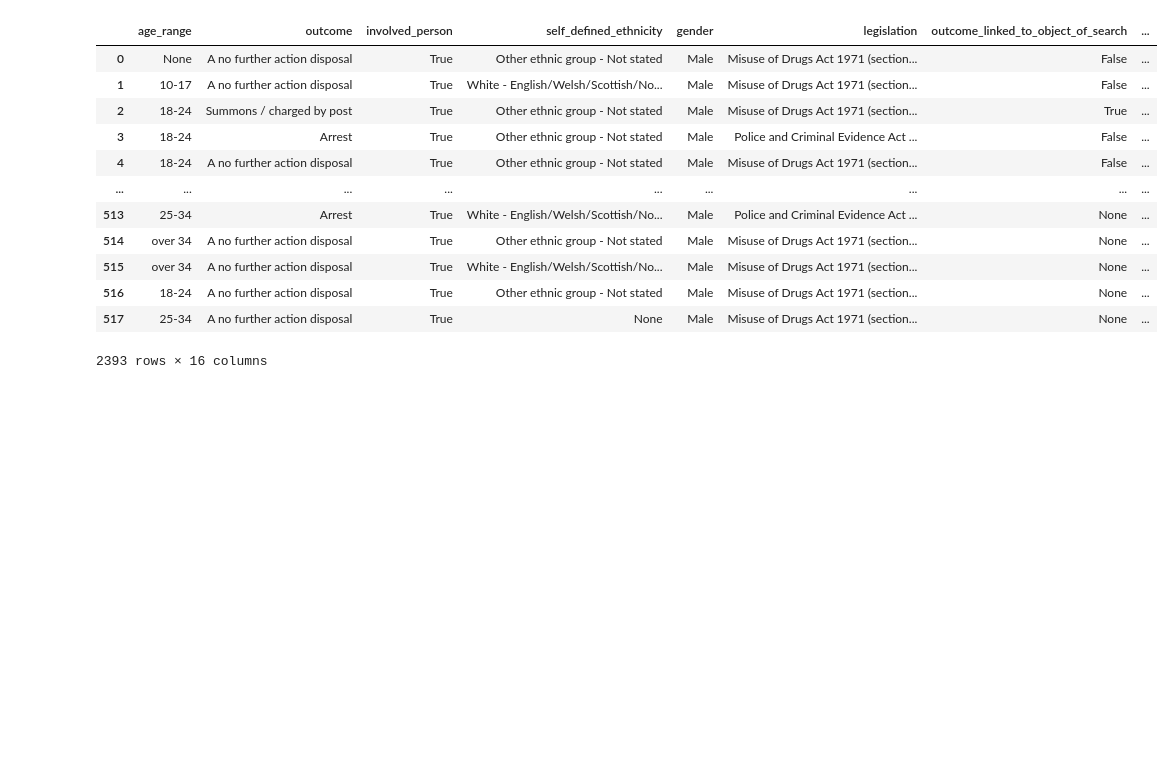
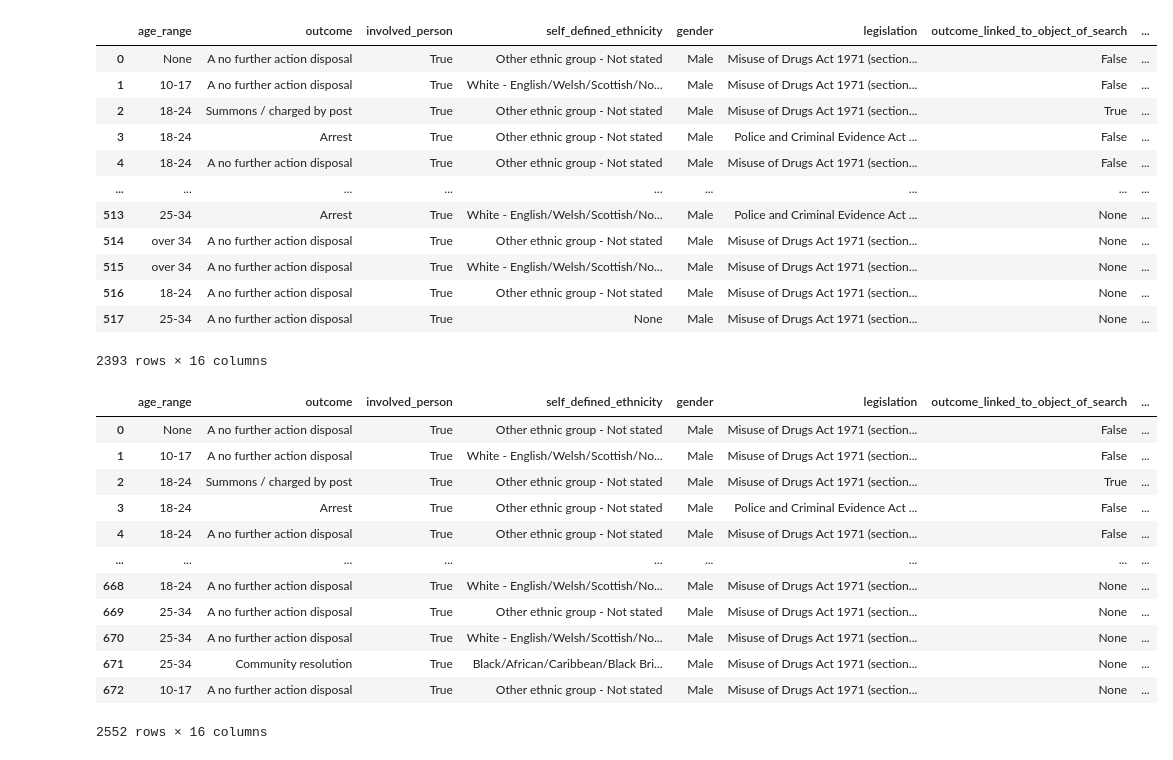
Before and after one commit to DominikaRzez/Visualizing_Data, a Jupyter notebook: LiverpoolData_draft.ipynb, the cells around one changed output. Drawn from its saved outputs; the diff is of its cells as text; code cells hidden in the pictures; blank space fills up the shorter version.

Commit message:
liverpool loop

```diff
--- a/LiverpoolData_draft.ipynb
+++ b/LiverpoolData_draft.ipynb
@@ -168,3 +168,35 @@ liverpool_data
 | 516 | 18-24 | A no further action disposal | True | Other ethnic group - Not stated | Male | Misuse of Drugs Act 1971 (section... | None | ... |
 | 517 | 25-34 | A no further action disposal | True | None | Male | Misuse of Drugs Act 1971 (section... | None | ... |
 2393 rows × 16 columns
+# %%
+#Loop through data
+url = "https://data.police.uk/api/stops-street?"
+location = "lat=53.400002&lng=-2.983333&date="
+dates = ["2021-01","2021-02","2021-03","2021-04","2021-05"]
+
+jan_may = []
+for date in dates:
+    query_url = url + location + date
+    response = requests.get(query_url).json()
+    jan_may.append(response)
+# %%
+Liverpool_data = pd.DataFrame.from_dict(jan_may[0])
+Liverpool_data = Liverpool_data.append(pd.DataFrame.from_dict(jan_may[1]))
+Liverpool_data = Liverpool_data.append(pd.DataFrame.from_dict(jan_may[2]))
+Liverpool_data = Liverpool_data.append(pd.DataFrame.from_dict(jan_may[3]))
+Liverpool_data = Liverpool_data.append(pd.DataFrame.from_dict(jan_may[4]))
+Liverpool_data
+# %% [output]
+|  | age_range | outcome | involved_person | self_defined_ethnicity | gender | legislation | outcome_linked_to_object_of_search | ... |
+| 0 | None | A no further action disposal | True | Other ethnic group - Not stated | Male | Misuse of Drugs Act 1971 (section... | False | ... |
+| 1 | 10-17 | A no further action disposal | True | White - English/Welsh/Scottish/No... | Male | Misuse of Drugs Act 1971 (section... | False | ... |
+| 2 | 18-24 | Summons / charged by post | True | Other ethnic group - Not stated | Male | Misuse of Drugs Act 1971 (section... | True | ... |
+| 3 | 18-24 | Arrest | True | Other ethnic group - Not stated | Male | Police and Criminal Evidence Act ... | False | ... |
+| 4 | 18-24 | A no further action disposal | True | Other ethnic group - Not stated | Male | Misuse of Drugs Act 1971 (section... | False | ... |
+| ... | ... | ... | ... | ... | ... | ... | ... | ... |
+| 668 | 18-24 | A no further action disposal | True | White - English/Welsh/Scottish/No... | Male | Misuse of Drugs Act 1971 (section... | None | ... |
+| 669 | 25-34 | A no further action disposal | True | Other ethnic group - Not stated | Male | Misuse of Drugs Act 1971 (section... | None | ... |
+| 670 | 25-34 | A no further action disposal | True | White - English/Welsh/Scottish/No... | Male | Misuse of Drugs Act 1971 (section... | None | ... |
+| 671 | 25-34 | Community resolution | True | Black/African/Caribbean/Black Bri... | Male | Misuse of Drugs Act 1971 (section... | None | ... |
+| 672 | 10-17 | A no further action disposal | True | Other ethnic group - Not stated | Male | Misuse of Drugs Act 1971 (section... | None | ... |
+2552 rows × 16 columns
```
Also changed, not shown: 1 other file.
